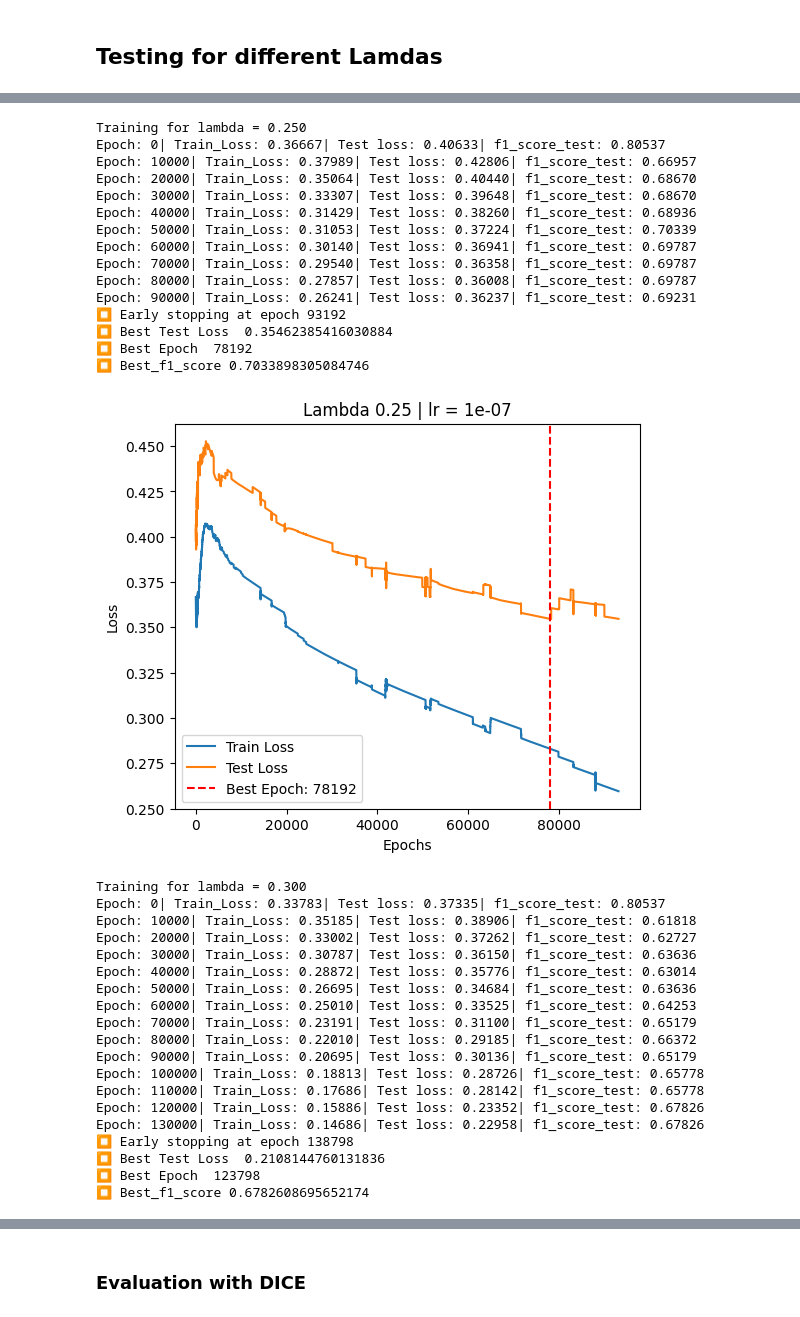
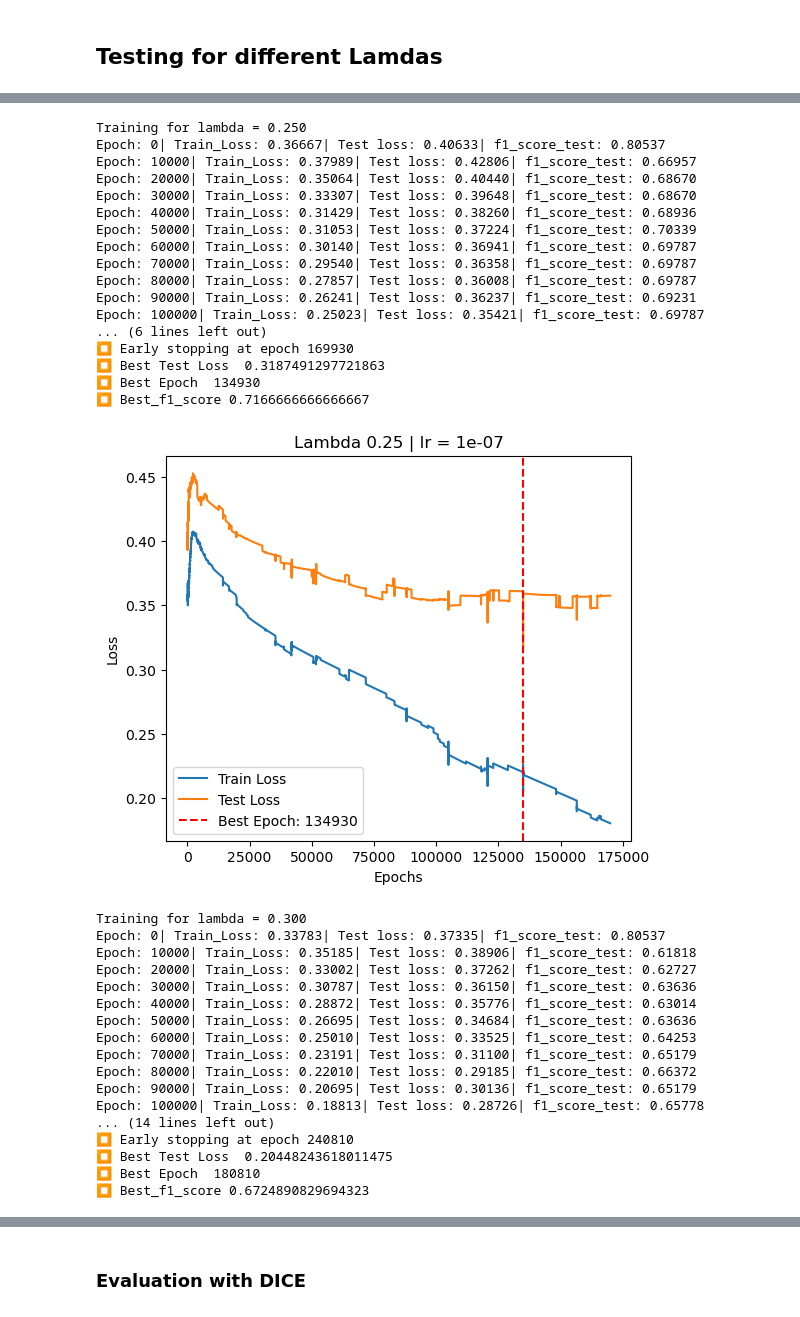
Before and after one commit to ahmedhammami2002/BachelorArbeitSoSe2025, a Jupyter notebook: ClassificationDice.ipynb, the cells around one changed output, grey strips where cells are left out. Cells and saved outputs as stored; diff of their text form; code cells hidden in the pictures.

```diff
--- a/ClassificationDice.ipynb
+++ b/ClassificationDice.ipynb
@@ -22,28 +22,7 @@ X_train, X_test, y_train, y_test = train_test_split(X,
 # %% [markdown]
 ## 2. Model
 # %%
-# Taken from https://github.com/dylan-slack/manipulating-cfes/blob/main/train_models.py
-# wanted to use this the same model as in the paper
-class NeuralNetwork(nn.Module):
-    def __init__(self, input_size, hidden_size, num_classes):
-        super(NeuralNetwork, self).__init__()
-        self.fc1 = nn.Linear(input_size, hidden_size)
-        self.tanh1 = nn.Tanh()
-        self.fc2 = nn.Linear(hidden_size, hidden_size)
-        self.tanh2 = nn.Tanh()
-        self.fc3 = nn.Linear(hidden_size, hidden_size)
-        self.tanh3 = nn.Tanh()
-        self.fc4 = nn.Linear(hidden_size, num_classes)
-
-    def forward(self, x):
-        out = self.fc1(x)
-        out = self.tanh1(out)
-        out = self.fc2(out)
-        out = self.tanh2(out)
-        out = self.fc3(out)
-        out = self.tanh3(out)
-        out = self.fc4(out)
-        return out
+from Model import NeuralNetwork
 # %%
 torch.manual_seed(42)
 model = NeuralNetwork(X.shape[1], 200, 2)
@@ -299,13 +278,13 @@ MODEL_PATH = Path("models")
 MODEL_PATH.mkdir(parents=True, exist_ok=True)
 
 # 2. Create model save path
-MODEL_NAME = "01_pytorch_workflow_model_0.pth"
+MODEL_NAME = "Model_0.pth"
 MODEL_SAVE_PATH = MODEL_PATH / MODEL_NAME
 
 # 3. Save the model state dict
 print(f"Saving model to: {MODEL_SAVE_PATH}")
-torch.save(obj=model.state_dict(), # only saving the state_dict() only saves the models learned parameters
-           f=MODEL_SAVE_PATH)
+torch.save(obj=model.state_dict(),
+f=MODEL_SAVE_PATH)
 # %% [output]
 Saving model to: models\01_pytorch_workflow_model_0.pth
 # %% [markdown]
@@ -408,7 +387,7 @@ plt.legend()
 # %%
 lambdas = [0.05,0.1,0.15,0.2,0.25,0.3]
 lr = 0.0000001
-patience = 15000
+patiences = [2000, 4000, 10000, 15000, 35000, 60000]
 starting_epoch =3000
 delta = 0.001
 
@@ -421,7 +400,7 @@ model6= NeuralNetwork(X.shape[1], 200, 2)
 models = [model1, model2, model3, model4, model5, model6]
 best_f1_scores = []
 
-for lamda, best_model in zip(lambdas, models):
+for lamda, best_model, patience in zip(lambdas, models, patiences):
     epochs = 600000
 
     delta = 0.001
@@ -565,19 +541,21 @@ Epoch: 50000| Train_Loss: 0.34937| Test loss: 0.44003| f1_score_test: 0.72653
 Training for lambda = 0.250
 Epoch: 0| Train_Loss: 0.36667| Test loss: 0.40633| f1_score_test: 0.80537
 Epoch: 10000| Train_Loss: 0.37989| Test loss: 0.42806| f1_score_test: 0.66957
 Epoch: 20000| Train_Loss: 0.35064| Test loss: 0.40440| f1_score_test: 0.68670
 Epoch: 30000| Train_Loss: 0.33307| Test loss: 0.39648| f1_score_test: 0.68670
 Epoch: 40000| Train_Loss: 0.31429| Test loss: 0.38260| f1_score_test: 0.68936
 Epoch: 50000| Train_Loss: 0.31053| Test loss: 0.37224| f1_score_test: 0.70339
 Epoch: 60000| Train_Loss: 0.30140| Test loss: 0.36941| f1_score_test: 0.69787
 Epoch: 70000| Train_Loss: 0.29540| Test loss: 0.36358| f1_score_test: 0.69787
 Epoch: 80000| Train_Loss: 0.27857| Test loss: 0.36008| f1_score_test: 0.69787
 Epoch: 90000| Train_Loss: 0.26241| Test loss: 0.36237| f1_score_test: 0.69231
-⏹️ Early stopping at epoch 93192
-⏹️ Best Test Loss  0.35462385416030884
-⏹️ Best Epoch  78192
-⏹️ Best_f1_score 0.7033898305084746
+Epoch: 100000| Train_Loss: 0.25023| Test loss: 0.35421| f1_score_test: 0.69787
+... (6 lines left out)
+⏹️ Early stopping at epoch 169930
+⏹️ Best Test Loss  0.3187491297721863
+⏹️ Best Epoch  134930
+⏹️ Best_f1_score 0.7166666666666667
-[figure, old version]
+[figure, new version]
 Training for lambda = 0.300
 Epoch: 0| Train_Loss: 0.33783| Test loss: 0.37335| f1_score_test: 0.80537
 Epoch: 10000| Train_Loss: 0.35185| Test loss: 0.38906| f1_score_test: 0.61818
@@ -590,10 +568,8 @@ Epoch: 70000| Train_Loss: 0.23191| Test loss: 0.31100| f1_score_test: 0.65179
 Epoch: 80000| Train_Loss: 0.22010| Test loss: 0.29185| f1_score_test: 0.66372
 Epoch: 90000| Train_Loss: 0.20695| Test loss: 0.30136| f1_score_test: 0.65179
 Epoch: 100000| Train_Loss: 0.18813| Test loss: 0.28726| f1_score_test: 0.65778
-Epoch: 110000| Train_Loss: 0.17686| Test loss: 0.28142| f1_score_test: 0.65778
-Epoch: 120000| Train_Loss: 0.15886| Test loss: 0.23352| f1_score_test: 0.67826
-Epoch: 130000| Train_Loss: 0.14686| Test loss: 0.22958| f1_score_test: 0.67826
-⏹️ Early stopping at epoch 138798
-⏹️ Best Test Loss  0.2108144760131836
-⏹️ Best Epoch  123798
-⏹️ Best_f1_score 0.6782608695652174
+... (14 lines left out)
+⏹️ Early stopping at epoch 240810
+⏹️ Best Test Loss  0.20448243618011475
+⏹️ Best Epoch  180810
+⏹️ Best_f1_score 0.6724890829694323
```
Also changed, not shown: parts of 19 cells of this notebook, 2 other files.
